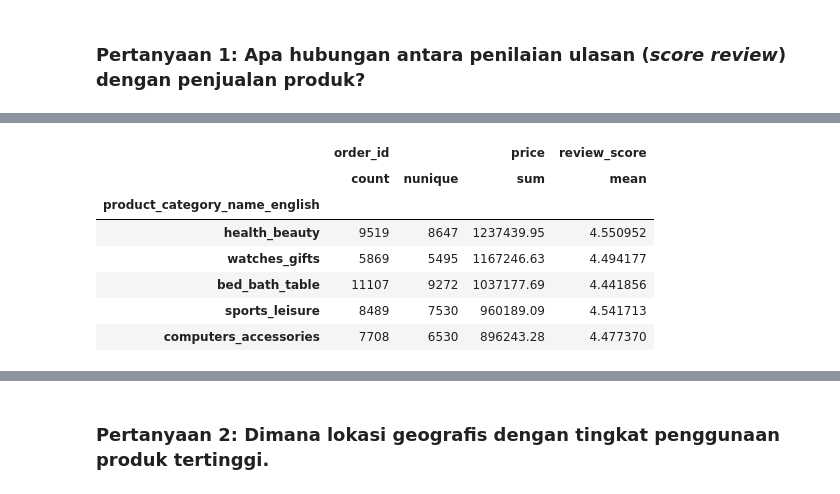
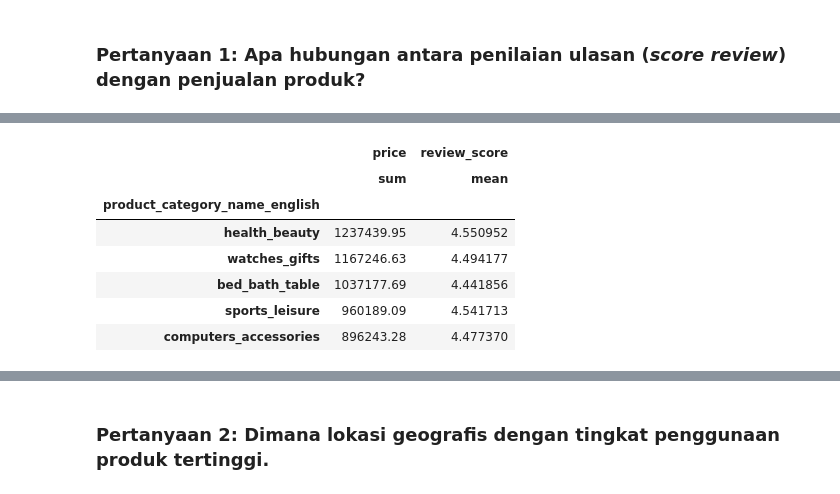
Before and after one commit to nairkivm/e-commerce-public-data-project, a Jupyter notebook: Proyek_Analisis_Data.ipynb, the cells around one changed output, grey strips where cells are left out. Cells and saved outputs as stored; diff of their text form; code cells hidden in the pictures.

```diff
--- a/Proyek_Analisis_Data.ipynb
+++ b/Proyek_Analisis_Data.ipynb
@@ -220,7 +225,7 @@ modified_data['products'] = (
 # Remove duplicated data
 modified_data['geolocations'] = (
     modified_data['geolocations']
-    .drop_duplicates(ignore_index=True)
+    .drop_duplicates(subset='geolocation_zip_code_prefix', ignore_index=True)
 )
 
 # Handle missing value
@@ -453,7 +458,6 @@ df = (
         on="product_category_name"
     )
     .drop(columns=['product_category_name'])
-    .drop()
 )
 
 df.head()
@@ -467,27 +471,27 @@ df.head()
 # %%
 # Filter only for 'delivered' order_status
 df = df[df['order_status'] == 'delivered']
 
 # Aggregate the data
-agg_df = (
+agg_df_1_1 = (
     df
     .groupby(['product_category_name_english'])
     .agg({
         'price': ['sum'],
         'review_score': ['mean']
     })
     .sort_values(by=('price','sum'), ascending=False)
 )
 
-agg_df.head()
+agg_df_1_1.head()
 # %% [output]
-|  | order_id |  | price | review_score |
-|  | count | nunique | sum | mean |
-| product_category_name_english |  |  |  |  |
-| health_beauty | 9519 | 8647 | 1237439.95 | 4.550952 |
-| watches_gifts | 5869 | 5495 | 1167246.63 | 4.494177 |
-| bed_bath_table | 11107 | 9272 | 1037177.69 | 4.441856 |
-| sports_leisure | 8489 | 7530 | 960189.09 | 4.541713 |
-| computers_accessories | 7708 | 6530 | 896243.28 | 4.477370 |
+|  | price | review_score |
+|  | sum | mean |
+| product_category_name_english |  |  |
+| health_beauty | 1237439.95 | 4.550952 |
+| watches_gifts | 1167246.63 | 4.494177 |
+| bed_bath_table | 1037177.69 | 4.441856 |
+| sports_leisure | 960189.09 | 4.541713 |
+| computers_accessories | 896243.28 | 4.477370 |
 # %%
 # Calculate the correlation
```
Also changed, not shown: parts of 22 cells of this notebook.
